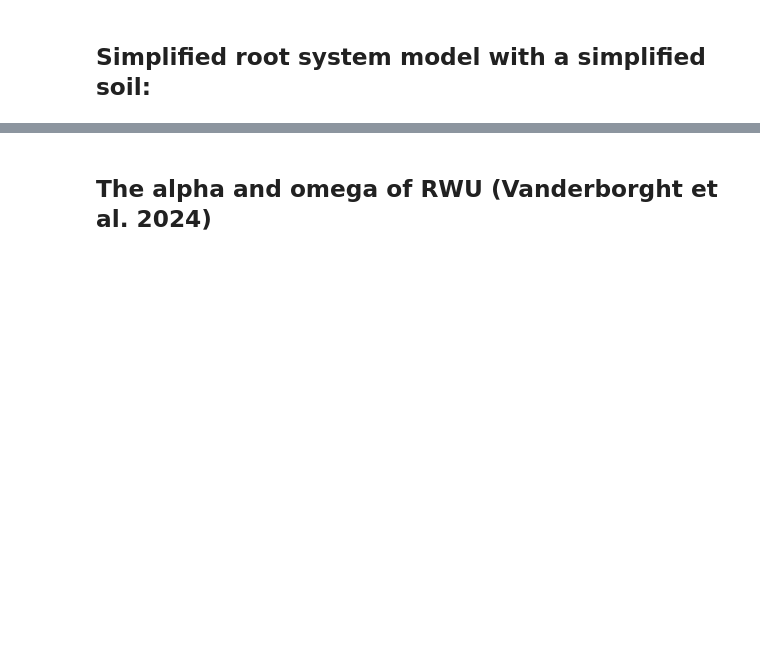
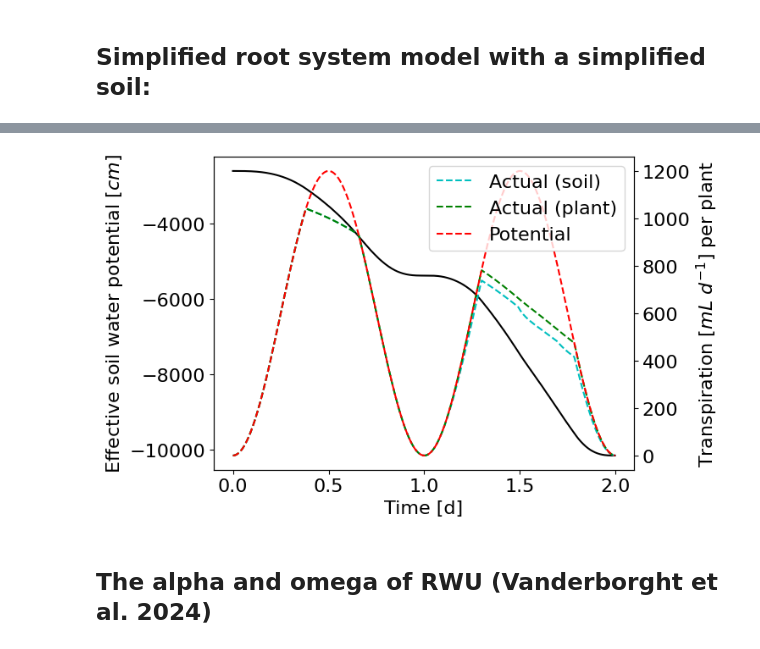
Before and after one commit to Plant-Root-Soil-Interactions-Modelling/CPlantBox, a Jupyter notebook: tutorial/jupyter/summer_school_2025/7_coupled_soil_root_hydraulics_alpha_omega.ipynb, the cells around one changed output, grey strips where cells are left out. Drawn from its saved outputs; the diff is of its cells as text; code cells hidden in the pictures; blank space fills up the shorter version.

```diff
--- a/tutorial/jupyter/summer_school_2025/7_coupled_soil_root_hydraulics_alpha_omega.ipynb
+++ b/tutorial/jupyter/summer_school_2025/7_coupled_soil_root_hydraulics_alpha_omega.ipynb
@@ -362,3 +362,19 @@ plt.show()
+# %%
+
+fig, ax1 = plt.subplots()
+ax1.plot(x_, h_eff_, 'k')  # potential transpiration
+#ax1.plot(x_, -np.array(y_), 'g')  # actual transpiration (neumann)
+ax2 = ax1.twinx()
+ax2.plot(x_, np.array(y_), 'c--', label = "Actual (soil)")
+ax2.plot(x_, np.array(t_act_p_), 'g--', label = "Actual (plant)")
+ax2.plot(x_, np.array(t_pot_p_), 'r--', label = "Potential")  # cumulative transpiration (neumann)
+ax1.set_xlabel("Time [d]")
+ax1.set_ylabel("Effective soil water potential $[cm]$")
+ax2.set_ylabel("Transpiration $[mL~d^{-1}]$ per plant")
+plt.legend()
+plt.show()
+# %% [output]
+[figure, added]
 # %% [markdown]
 ## The alpha and omega of RWU (Vanderborght et al. 2024)
 # %%
```
Also changed, not shown: parts of 8 cells of this notebook.
